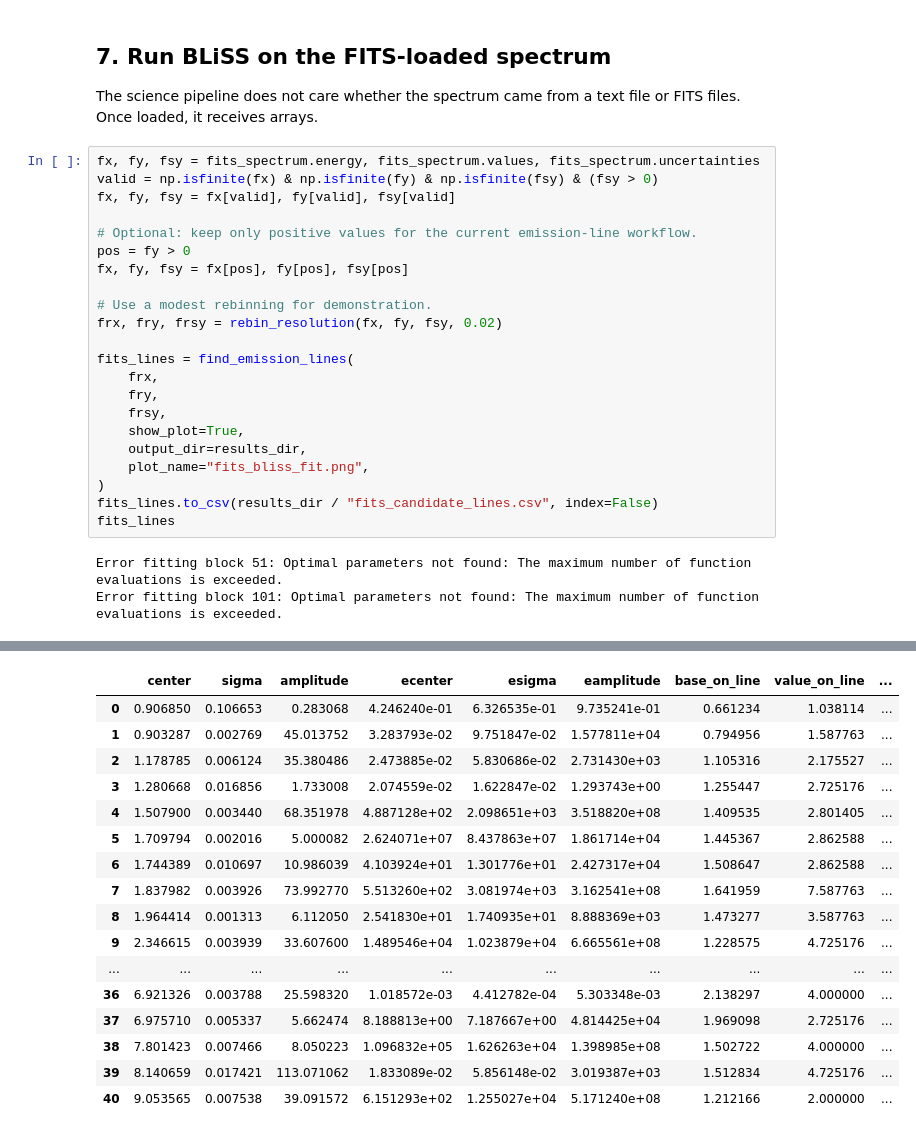
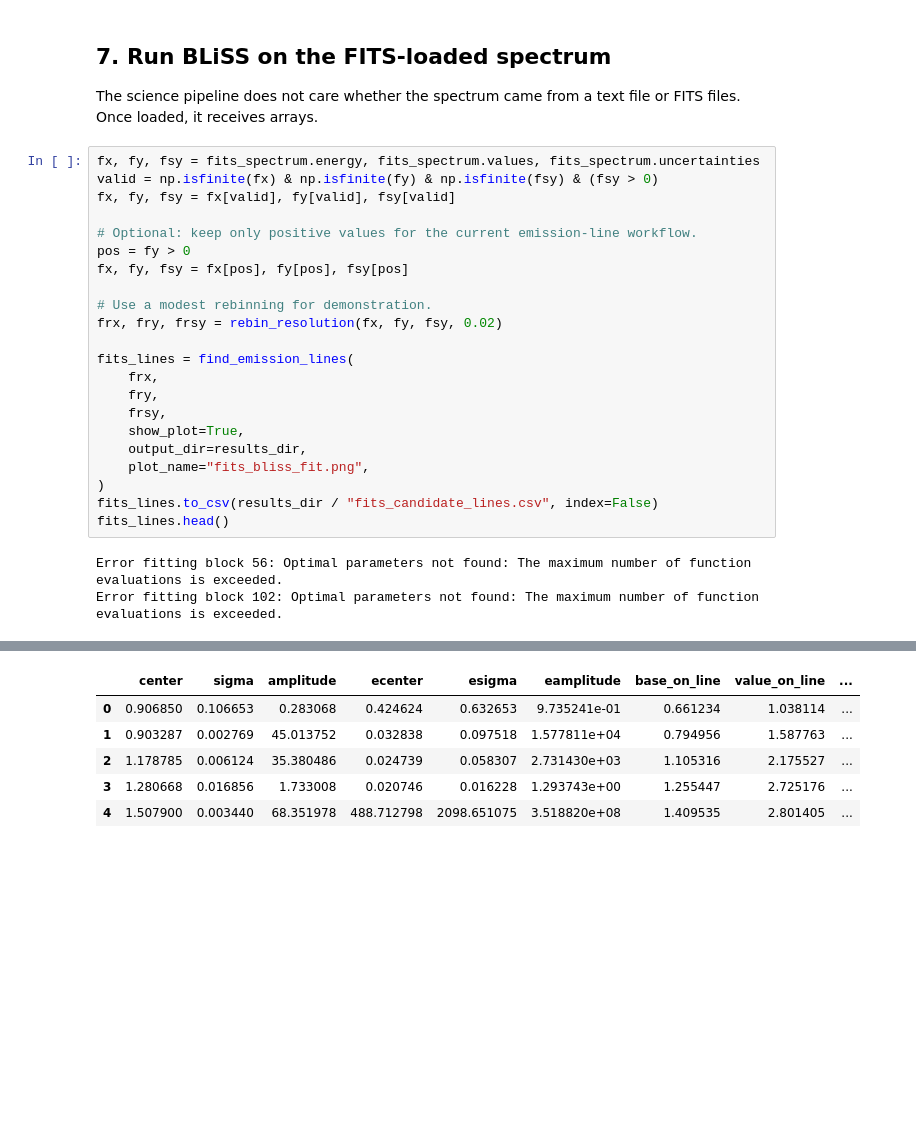
Before and after one commit to xragua/BLiSS, a Jupyter notebook: my-project/docs/notebooks/modular_bliss_tutorial.ipynb, the cells around one changed output, grey strips where cells are left out. Saved outputs shown, nothing was run; the diff lists cells and outputs as text; blank space fills up the shorter version.

```diff
--- a/my-project/docs/notebooks/modular_bliss_tutorial.ipynb
+++ b/my-project/docs/notebooks/modular_bliss_tutorial.ipynb
@@ -255,43 +223,32 @@ The science pipeline does not care whether the spectrum came from a text file or
 # %%
 fx, fy, fsy = fits_spectrum.energy, fits_spectrum.values, fits_spectrum.uncertainties
 valid = np.isfinite(fx) & np.isfinite(fy) & np.isfinite(fsy) & (fsy > 0)
 fx, fy, fsy = fx[valid], fy[valid], fsy[valid]
 
 # Optional: keep only positive values for the current emission-line workflow.
 pos = fy > 0
 fx, fy, fsy = fx[pos], fy[pos], fsy[pos]
 
 # Use a modest rebinning for demonstration.
 frx, fry, frsy = rebin_resolution(fx, fy, fsy, 0.02)
 
 fits_lines = find_emission_lines(
     frx,
     fry,
     frsy,
     show_plot=True,
     output_dir=results_dir,
     plot_name="fits_bliss_fit.png",
 )
 fits_lines.to_csv(results_dir / "fits_candidate_lines.csv", index=False)
-fits_lines
+fits_lines.head()
 # %% [output]
-Error fitting block 51: Optimal parameters not found: The maximum number of function evaluations is exceeded.
-Error fitting block 101: Optimal parameters not found: The maximum number of function evaluations is exceeded.
+Error fitting block 56: Optimal parameters not found: The maximum number of function evaluations is exceeded.
+Error fitting block 102: Optimal parameters not found: The maximum number of function evaluations is exceeded.
 [figure]
 |  | center | sigma | amplitude | ecenter | esigma | eamplitude | base_on_line | value_on_line | ... |
-| 0 | 0.906850 | 0.106653 | 0.283068 | 4.246240e-01 | 6.326535e-01 | 9.735241e-01 | 0.661234 | 1.038114 | ... |
-| 1 | 0.903287 | 0.002769 | 45.013752 | 3.283793e-02 | 9.751847e-02 | 1.577811e+04 | 0.794956 | 1.587763 | ... |
-| 2 | 1.178785 | 0.006124 | 35.380486 | 2.473885e-02 | 5.830686e-02 | 2.731430e+03 | 1.105316 | 2.175527 | ... |
-| 3 | 1.280668 | 0.016856 | 1.733008 | 2.074559e-02 | 1.622847e-02 | 1.293743e+00 | 1.255447 | 2.725176 | ... |
-| 4 | 1.507900 | 0.003440 | 68.351978 | 4.887128e+02 | 2.098651e+03 | 3.518820e+08 | 1.409535 | 2.801405 | ... |
-| 5 | 1.709794 | 0.002016 | 5.000082 | 2.624071e+07 | 8.437863e+07 | 1.861714e+04 | 1.445367 | 2.862588 | ... |
-| 6 | 1.744389 | 0.010697 | 10.986039 | 4.103924e+01 | 1.301776e+01 | 2.427317e+04 | 1.508647 | 2.862588 | ... |
-| 7 | 1.837982 | 0.003926 | 73.992770 | 5.513260e+02 | 3.081974e+03 | 3.162541e+08 | 1.641959 | 7.587763 | ... |
-| 8 | 1.964414 | 0.001313 | 6.112050 | 2.541830e+01 | 1.740935e+01 | 8.888369e+03 | 1.473277 | 3.587763 | ... |
-| 9 | 2.346615 | 0.003939 | 33.607600 | 1.489546e+04 | 1.023879e+04 | 6.665561e+08 | 1.228575 | 4.725176 | ... |
-| ... | ... | ... | ... | ... | ... | ... | ... | ... | ... |
-| 36 | 6.921326 | 0.003788 | 25.598320 | 1.018572e-03 | 4.412782e-04 | 5.303348e-03 | 2.138297 | 4.000000 | ... |
-| 37 | 6.975710 | 0.005337 | 5.662474 | 8.188813e+00 | 7.187667e+00 | 4.814425e+04 | 1.969098 | 2.725176 | ... |
-| 38 | 7.801423 | 0.007466 | 8.050223 | 1.096832e+05 | 1.626263e+04 | 1.398985e+08 | 1.502722 | 4.000000 | ... |
-| 39 | 8.140659 | 0.017421 | 113.071062 | 1.833089e-02 | 5.856148e-02 | 3.019387e+03 | 1.512834 | 4.725176 | ... |
-| 40 | 9.053565 | 0.007538 | 39.091572 | 6.151293e+02 | 1.255027e+04 | 5.171240e+08 | 1.212166 | 2.000000 | ... |
+| 0 | 0.906850 | 0.106653 | 0.283068 | 0.424624 | 0.632653 | 9.735241e-01 | 0.661234 | 1.038114 | ... |
+| 1 | 0.903287 | 0.002769 | 45.013752 | 0.032838 | 0.097518 | 1.577811e+04 | 0.794956 | 1.587763 | ... |
+| 2 | 1.178785 | 0.006124 | 35.380486 | 0.024739 | 0.058307 | 2.731430e+03 | 1.105316 | 2.175527 | ... |
+| 3 | 1.280668 | 0.016856 | 1.733008 | 0.020746 | 0.016228 | 1.293743e+00 | 1.255447 | 2.725176 | ... |
+| 4 | 1.507900 | 0.003440 | 68.351978 | 488.712798 | 2098.651075 | 3.518820e+08 | 1.409535 | 2.801405 | ... |
```
Also changed, not shown: parts of 19 cells of this notebook, 25 other files.
